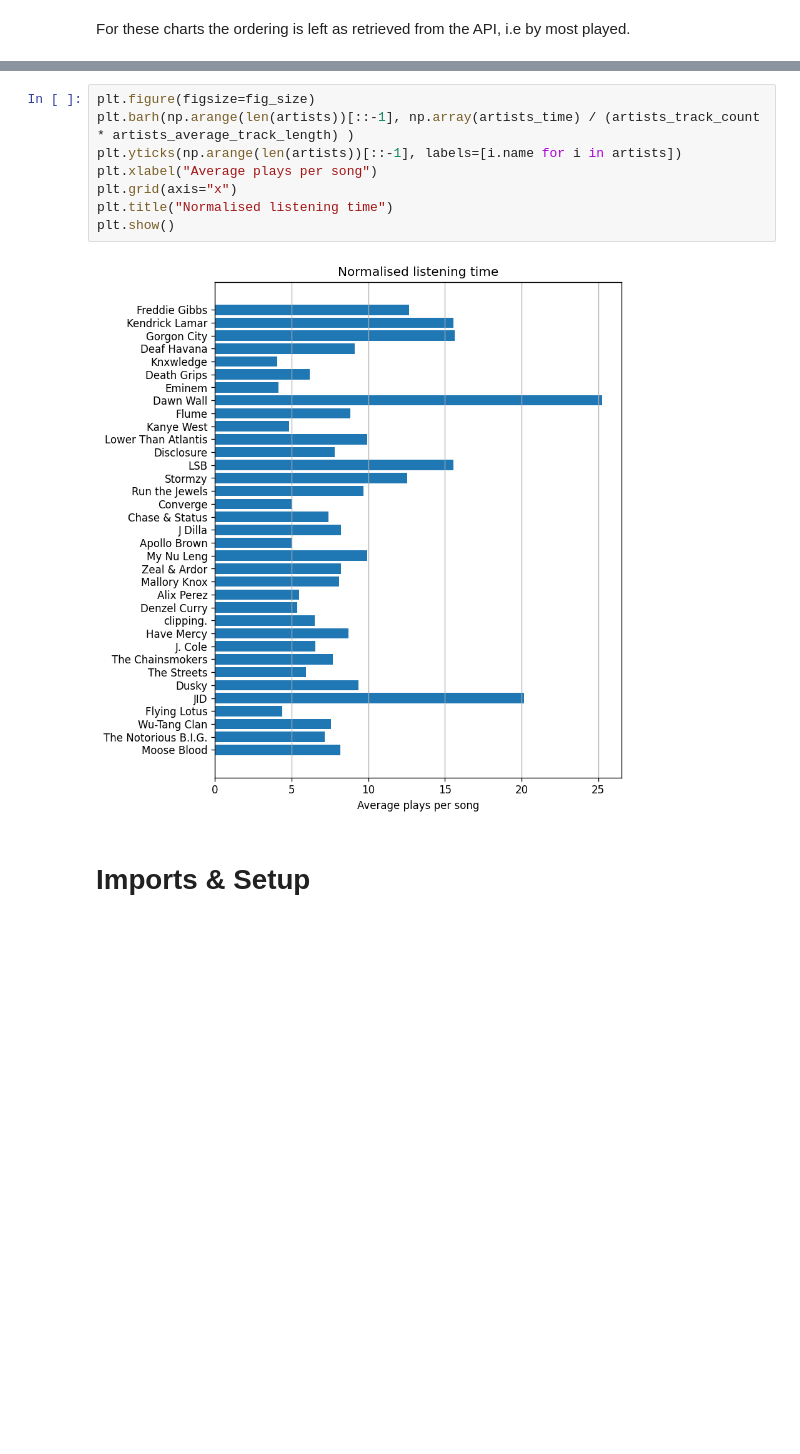
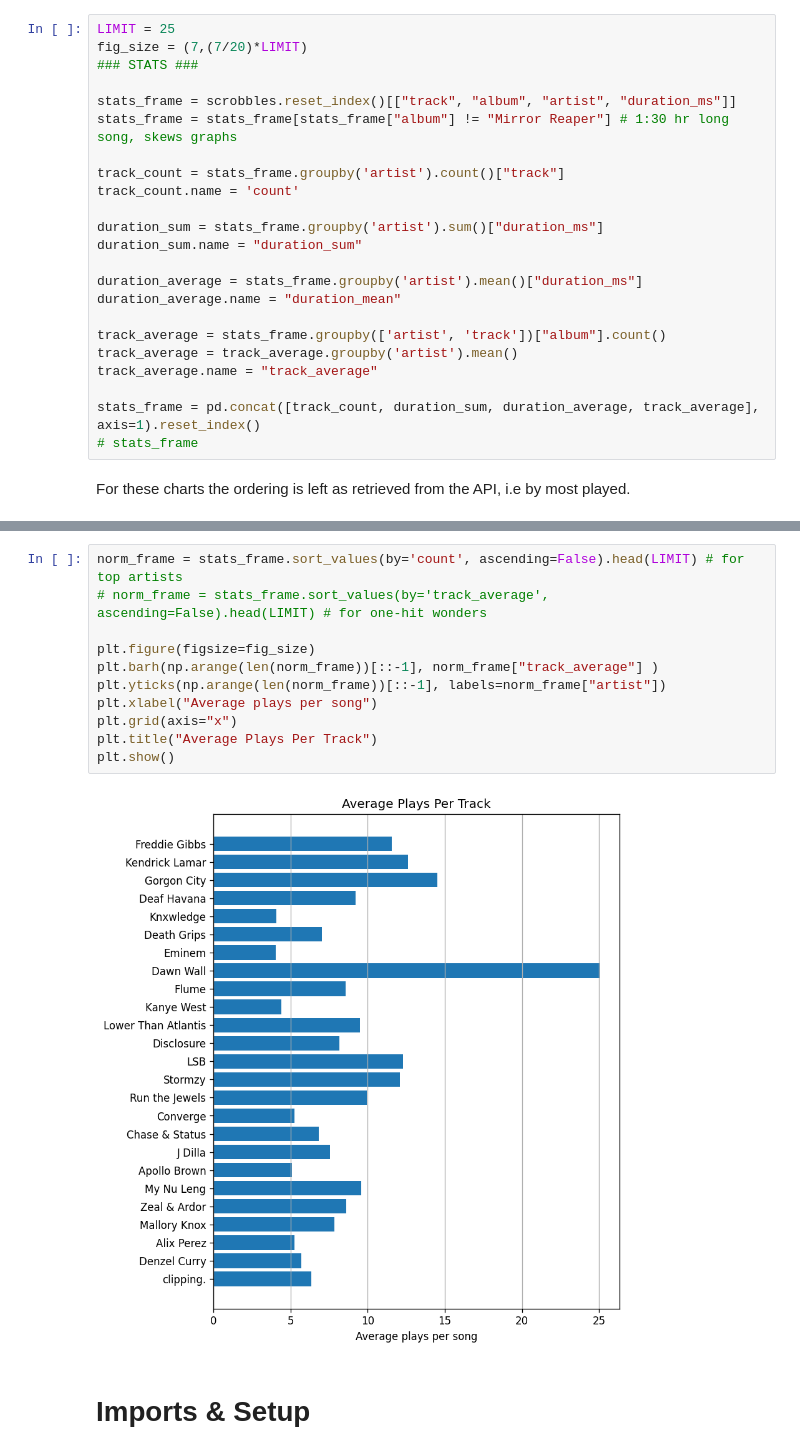
Before and after one commit to Sarsoo/listening-analysis, a Jupyter notebook: artist.ipynb, the cells around one changed output, grey strips where cells are left out. Saved outputs shown, nothing was run; the diff lists cells and outputs as text; blank space fills up the shorter version.

```diff
--- a/artist.ipynb
+++ b/artist.ipynb
@@ -100,3 +77,26 @@ fig_size = (7,(5/20)*limit)
+# %%
+LIMIT = 25
+fig_size = (7,(7/20)*LIMIT)
+### STATS ###
+
+stats_frame = scrobbles.reset_index()[["track", "album", "artist", "duration_ms"]]
+stats_frame = stats_frame[stats_frame["album"] != "Mirror Reaper"] # 1:30 hr long song, skews graphs
+
+track_count = stats_frame.groupby('artist').count()["track"]
+track_count.name = 'count'
+
+duration_sum = stats_frame.groupby('artist').sum()["duration_ms"]
+duration_sum.name = "duration_sum"
+
+duration_average = stats_frame.groupby('artist').mean()["duration_ms"]
+duration_average.name = "duration_mean"
+
+track_average = stats_frame.groupby(['artist', 'track'])["album"].count()
+track_average = track_average.groupby('artist').mean()
+track_average.name = "track_average"
+
+stats_frame = pd.concat([track_count, duration_sum, duration_average, track_average], axis=1).reset_index()
+# stats_frame
 # %% [markdown]
 For these charts the ordering is left as retrieved from the API, i.e by most played.
 # %%
@@ -112,13 +114,16 @@ plt.show()
 # %%
+norm_frame = stats_frame.sort_values(by='count', ascending=False).head(LIMIT) # for top artists
+# norm_frame = stats_frame.sort_values(by='track_average', ascending=False).head(LIMIT) # for one-hit wonders
+
 plt.figure(figsize=fig_size)
-plt.barh(np.arange(len(artists))[::-1], np.array(artists_time) / (artists_track_count * artists_average_track_length) )
-plt.yticks(np.arange(len(artists))[::-1], labels=[i.name for i in artists])
+plt.barh(np.arange(len(norm_frame))[::-1], norm_frame["track_average"] )
+plt.yticks(np.arange(len(norm_frame))[::-1], labels=norm_frame["artist"])
 plt.xlabel("Average plays per song")
 plt.grid(axis="x")
-plt.title("Normalised listening time")
+plt.title("Average Plays Per Track")
 plt.show()
 # %% [output]
-[figure, old version]
+[figure, new version]
 # %% [markdown]
 # Imports & Setup
 # %%
```
Also changed, not shown: parts of 7 cells of this notebook, 7 other files.
